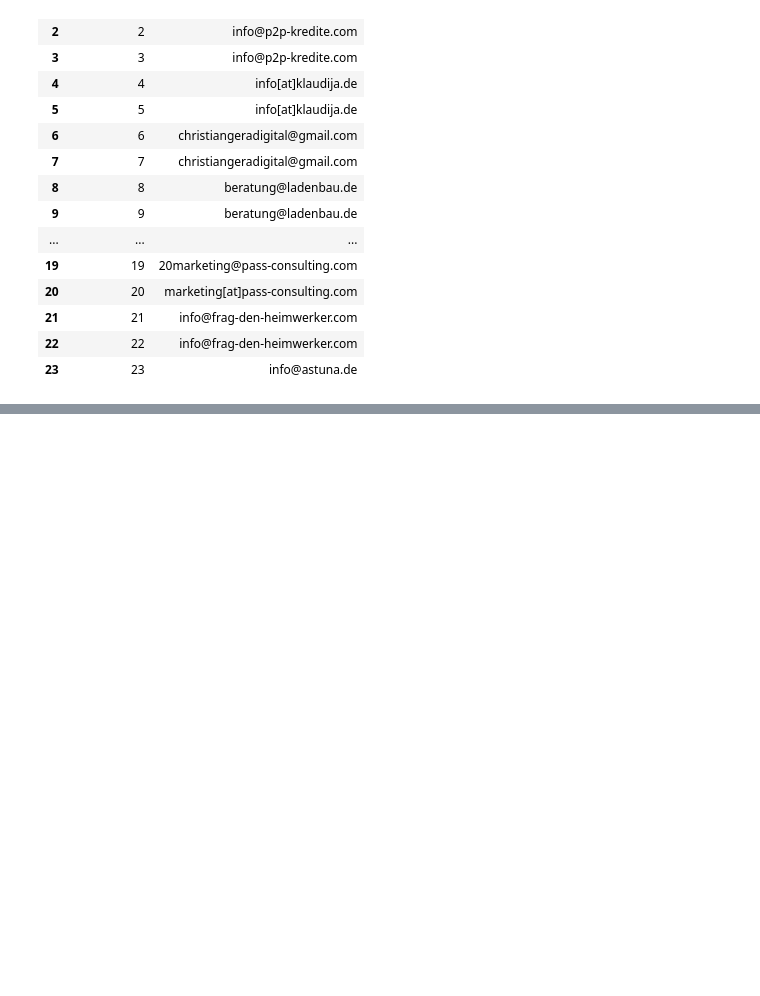
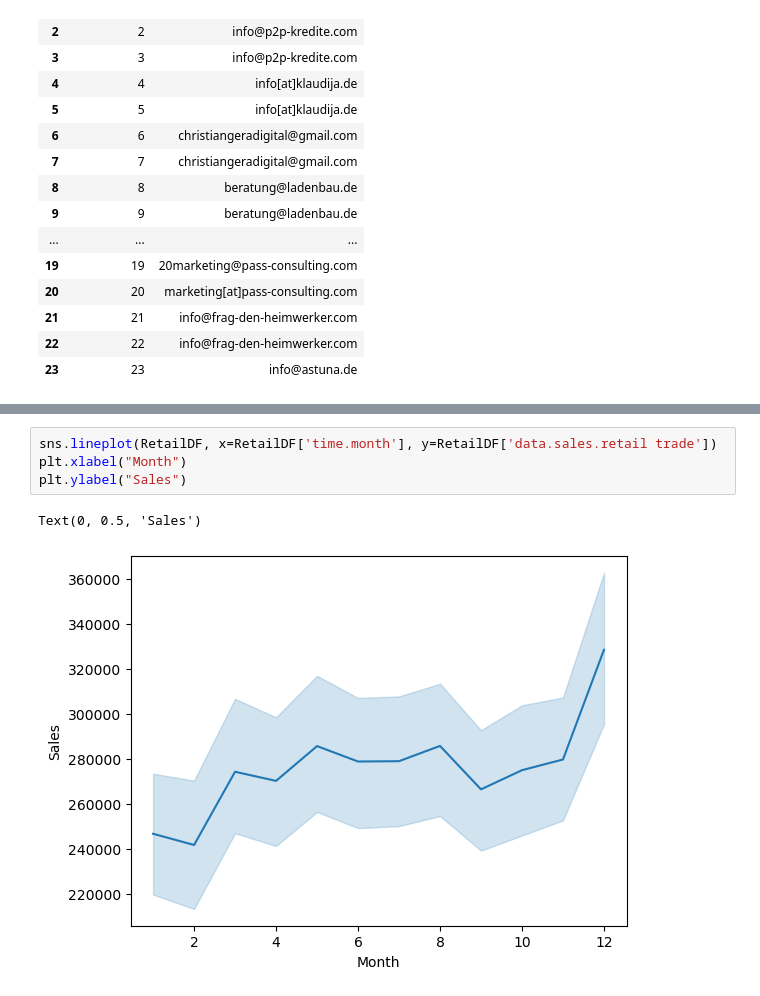
Before and after one commit to joharkhan99/Data-Science-Internship, a Jupyter notebook: Week2/Day4/AB_Testing_and_Scraping.ipynb, the cells around one changed output, grey strips where cells are left out. Saved outputs shown, nothing was run; the diff lists cells and outputs as text; blank space fills up the shorter version.

```diff
--- a/Week2/Day4/AB_Testing_and_Scraping.ipynb
+++ b/Week2/Day4/AB_Testing_and_Scraping.ipynb
@@ -362,0 +416,7 @@ emailsDF
+# %%
+sns.lineplot(RetailDF, x=RetailDF['time.month'], y=RetailDF['data.sales.retail trade'])
+plt.xlabel("Month")
+plt.ylabel("Sales")
+# %% [output]
+Text(0, 0.5, 'Sales')
+[figure, added]
```
Also changed, not shown: parts of 8 cells of this notebook.
